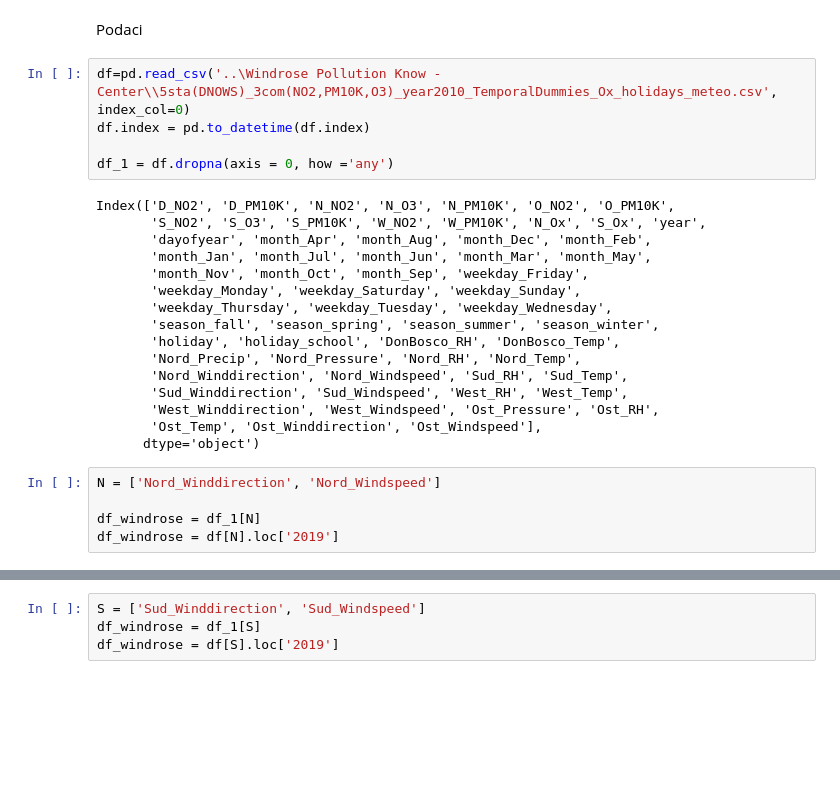
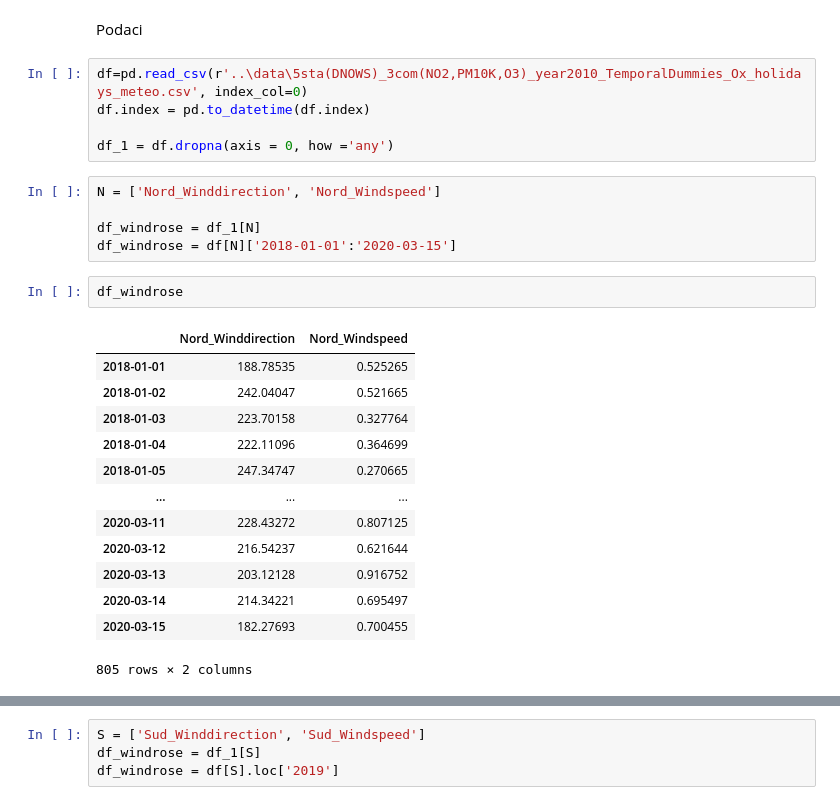
Before and after one commit to Tinek17/erasmus_praksa, a Jupyter notebook: Windrose/notebooks/Windrose.ipynb, the cells around one changed output, grey strips where cells are left out. Saved outputs shown, nothing was run; the diff lists cells and outputs as text; blank space fills up the shorter version.

```diff
--- a/Windrose/notebooks/Windrose.ipynb
+++ b/Windrose/notebooks/Windrose.ipynb
@@ -28,28 +28,28 @@ plt.rcParams["axes.titleweight"] = "bold"
 # %% [markdown]
 Podaci
 # %%
-df=pd.read_csv('..\Windrose Pollution Know - Center\\5sta(DNOWS)_3com(NO2,PM10K,O3)_year2010_TemporalDummies_Ox_holidays_meteo.csv', index_col=0)
+df=pd.read_csv(r'..\data\5sta(DNOWS)_3com(NO2,PM10K,O3)_year2010_TemporalDummies_Ox_holidays_meteo.csv', index_col=0)
 df.index = pd.to_datetime(df.index)
 
 df_1 = df.dropna(axis = 0, how ='any')
-# %% [output]
-Index(['D_NO2', 'D_PM10K', 'N_NO2', 'N_O3', 'N_PM10K', 'O_NO2', 'O_PM10K',
-       'S_NO2', 'S_O3', 'S_PM10K', 'W_NO2', 'W_PM10K', 'N_Ox', 'S_Ox', 'year',
-       'dayofyear', 'month_Apr', 'month_Aug', 'month_Dec', 'month_Feb',
-       'month_Jan', 'month_Jul', 'month_Jun', 'month_Mar', 'month_May',
-       'month_Nov', 'month_Oct', 'month_Sep', 'weekday_Friday',
-       'weekday_Monday', 'weekday_Saturday', 'weekday_Sunday',
-       'weekday_Thursday', 'weekday_Tuesday', 'weekday_Wednesday',
-       'season_fall', 'season_spring', 'season_summer', 'season_winter',
-       'holiday', 'holiday_school', 'DonBosco_RH', 'DonBosco_Temp',
-       'Nord_Precip', 'Nord_Pressure', 'Nord_RH', 'Nord_Temp',
-       'Nord_Winddirection', 'Nord_Windspeed', 'Sud_RH', 'Sud_Temp',
-       'Sud_Winddirection', 'Sud_Windspeed', 'West_RH', 'West_Temp',
-       'West_Winddirection', 'West_Windspeed', 'Ost_Pressure', 'Ost_RH',
-       'Ost_Temp', 'Ost_Winddirection', 'Ost_Windspeed'],
-      dtype='object')
 # %%
 N = ['Nord_Winddirection', 'Nord_Windspeed']
 
 df_windrose = df_1[N]
-df_windrose = df[N].loc['2019']
+df_windrose = df[N]['2018-01-01':'2020-03-15']
+# %%
+df_windrose
+# %% [output]
+|  | Nord_Winddirection | Nord_Windspeed |
+| 2018-01-01 | 188.78535 | 0.525265 |
+| 2018-01-02 | 242.04047 | 0.521665 |
+| 2018-01-03 | 223.70158 | 0.327764 |
+| 2018-01-04 | 222.11096 | 0.364699 |
+| 2018-01-05 | 247.34747 | 0.270665 |
+| ... | ... | ... |
+| 2020-03-11 | 228.43272 | 0.807125 |
+| 2020-03-12 | 216.54237 | 0.621644 |
+| 2020-03-13 | 203.12128 | 0.916752 |
+| 2020-03-14 | 214.34221 | 0.695497 |
+| 2020-03-15 | 182.27693 | 0.700455 |
+805 rows × 2 columns
```
Also changed, not shown: parts of 9 cells of this notebook, 11 other files.
